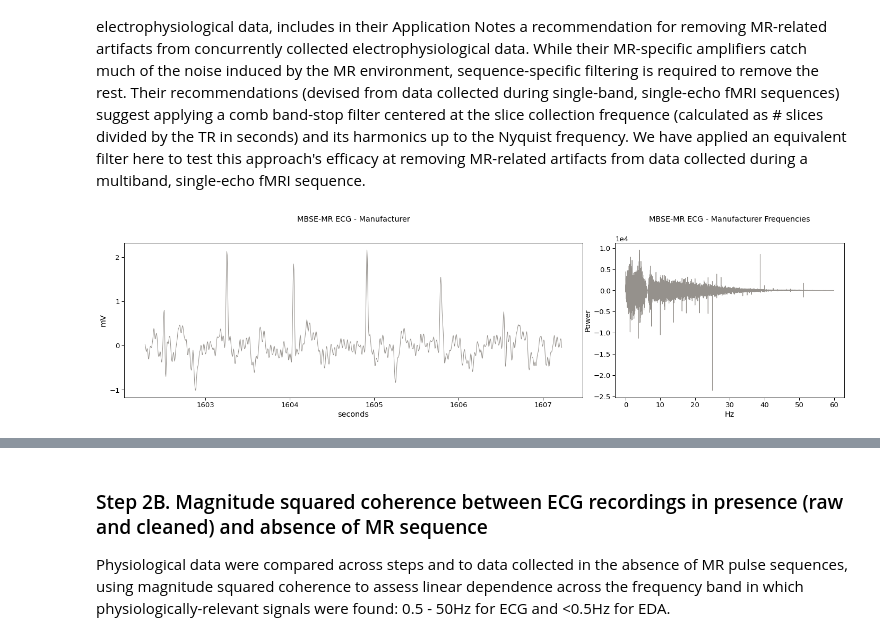
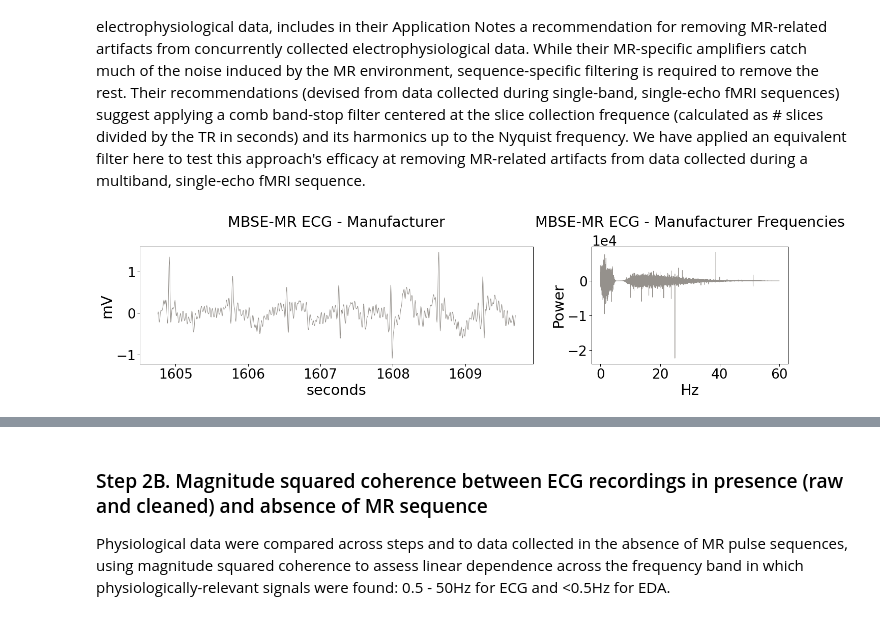
Before and after one commit to 62442katieb/mbme-physio-denoising, a Jupyter notebook: notebooks/denoising_ecg.ipynb, the cells around one changed output, grey strips where cells are left out. Cells and saved outputs as stored; diff of their text form; code cells hidden in the pictures.

```diff
--- a/notebooks/denoising_ecg.ipynb
+++ b/notebooks/denoising_ecg.ipynb
@@ -122,7 +113,7 @@ def plot_signal_fourier(time, data, downsample, limits, fft, freq, lim_fmax,
         pass
     ax1.set_xlabel('seconds')
     ax1.set_ylabel('mV')
-    ax1.set_yticks([-1,0,1,2])
+    #ax1.set_yticks([-1,0,1,2])
     ax2.set_xlabel('Hz')
     ax2.ticklabel_format(axis='y', style='sci', scilimits=(-1,1))
     ax2.set_ylabel('Power')
@@ -130,6 +121,8 @@ def plot_signal_fourier(time, data, downsample, limits, fft, freq, lim_fmax,
     ax2.set_title('{0} Frequencies'.format(title),pad=40)
     plt.show()
     if save:
-        fig.savefig('../figures/{title}.svg'.format(title=title))
+        fig.savefig('../figures/{title}.png'.format(title=title),
+                    dpi=400,
+                    bbox_inches='tight')
     else:
         pass
@@ -135,0 +140,11 @@ def plot_signal_fourier(time, data, downsample, limits, fft, freq, lim_fmax,
+# %%
+#from Mather dataset sequence
+slices = 41
+tr = 2.
+mb = 1
+cutoff = 120
+
+fs = 10000.
+
+nyquist = fs/2
+Q = 10
@@ -154,10 +247,9 @@ cutoff = 120
 fs = 2000.
 
 nyquist = fs/2
-Q = 100
 # %%
 data_fname = '../data/raw/mbse-raw.csv'
-timeseries = pd.read_csv(data_fname, header=0, index_col=0)
+timeseries = pd.read_csv(data_fname, header=0, index_col=None)
 basename = data_fname.split('/')[-1][:-4]
 
 if not os.path.exists('../figures'):
@@ -294,23 +333,23 @@ fig.savefig('../figures/{0}-scan1-ecgNoMRIXecgRaw.svg'.format(basename))
 # %%
 #calculate the slice frequency and apply the filter
 notch = slices / tr
 biopac_filtered = comb_band_stop(notch, scan1['ECG'], Q, fs)
 
 # apply Fourier transform to inspect frequency spectrum
 fft_ecg_bp, _, freq, limit = fourier_freq(biopac_filtered, 0.0005, 60)
 
 # plot the cleaned timeseries and frequency spectrum
 plot_signal_fourier(time=scan1['seconds'],
                     data=biopac_filtered,
                     downsample=10,
-                    limits=(1000,2000),
+                    limits=(1500,2500),
                     fft=fft_ecg_bp,
                     freq=freq,
                     lim_fmax=limit,
                     annotate=False,
                     peaks=None,
                     slice_peaks=None,
                     title='MBSE-MR ECG - Manufacturer',
                     save=True)
 # %% [output]
-[figure, old version]
+[figure, new version]
```
Also changed, not shown: parts of 59 cells of this notebook, 1 other file.
